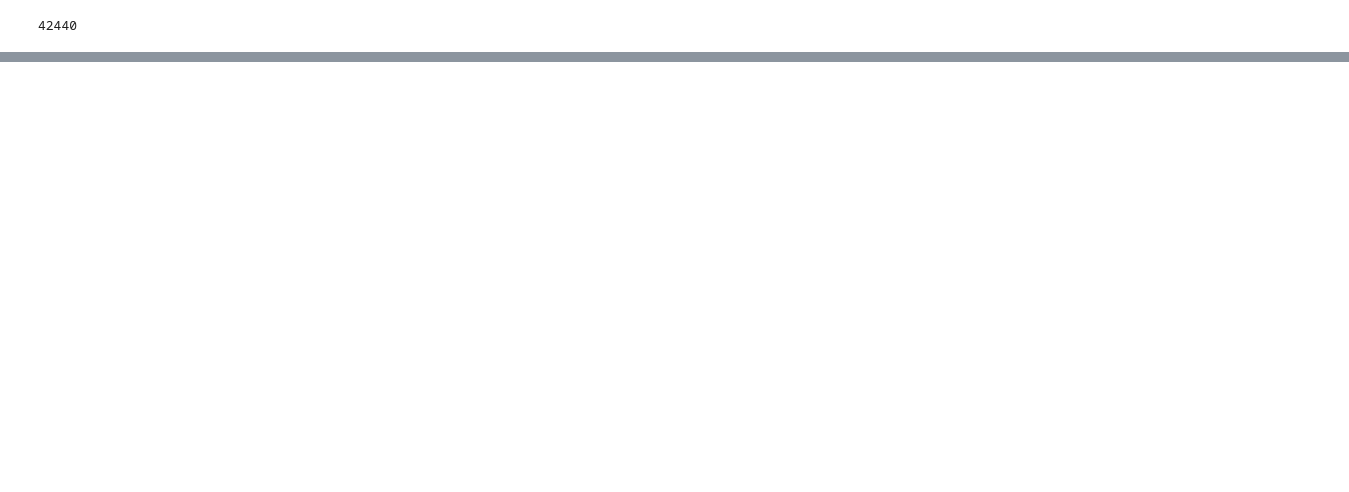
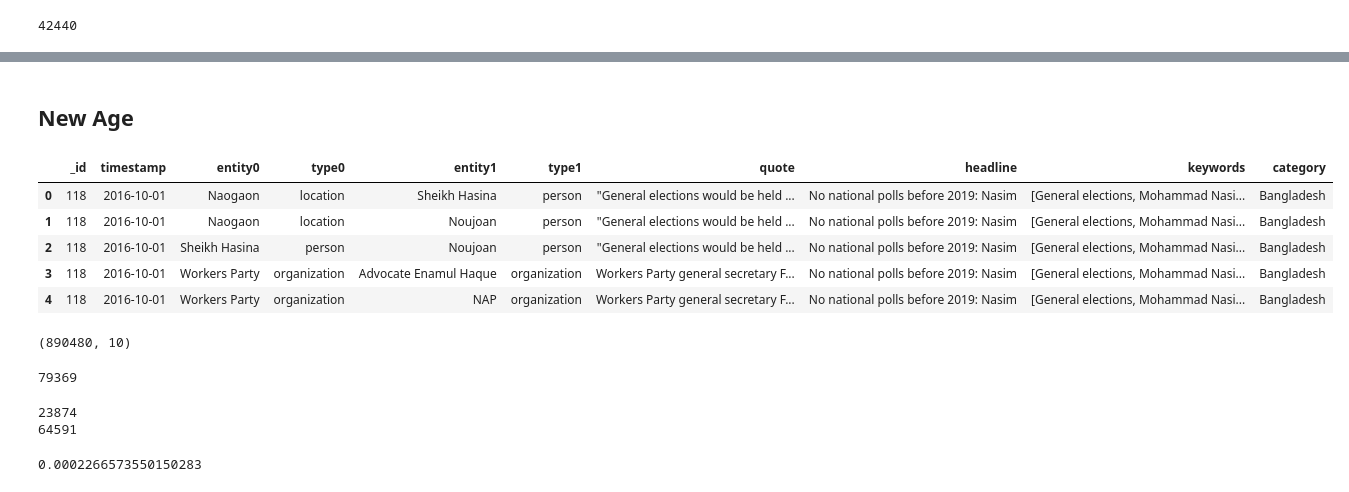
Before and after one commit to shoumikchow/Research, a Jupyter notebook: network-exploration.ipynb, the cells around one changed output, grey strips where cells are left out. Drawn from its saved outputs; the diff is of its cells as text; code cells hidden in the pictures; blank space fills up the shorter version.

Commit message:
found ML ready network for DS and NA

```diff
--- a/network-exploration.ipynb
+++ b/network-exploration.ipynb
@@ -273,3 +268,23 @@ ml.drop(ml.index[0:9], inplace=True)
 ml.reset_index(drop=True, inplace=True)
 # %%
 ml.drop(ml.index[-7:], inplace=True)
+# %% [markdown]
+## New Age
+# %%
+_df1 = pd.read_pickle('Data/Processed Data/Networks/NewAge-network-1.pkl')
+_df2 = pd.read_pickle('Data/Processed Data/Networks/NewAge-network-2.pkl')
+# %%
+df = pd.concat([_df1, _df2], ignore_index=True)
+# %%
+df.head()
+# %% [output]
+|  | _id | timestamp | entity0 | type0 | entity1 | type1 | quote | headline | keywords | category |
+| 0 | 118 | 2016-10-01 | Naogaon | location | Sheikh Hasina | person | "General elections would be held ... | No national polls before 2019: Nasim | [General elections, Mohammad Nasi... | Bangladesh |
+| 1 | 118 | 2016-10-01 | Naogaon | location | Noujoan | person | "General elections would be held ... | No national polls before 2019: Nasim | [General elections, Mohammad Nasi... | Bangladesh |
+| 2 | 118 | 2016-10-01 | Sheikh Hasina | person | Noujoan | person | "General elections would be held ... | No national polls before 2019: Nasim | [General elections, Mohammad Nasi... | Bangladesh |
+| 3 | 118 | 2016-10-01 | Workers Party | organization | Advocate Enamul Haque | organization | Workers Party general secretary F... | No national polls before 2019: Nasim | [General elections, Mohammad Nasi... | Bangladesh |
+| 4 | 118 | 2016-10-01 | Workers Party | organization | NAP | organization | Workers Party general secretary F... | No national polls before 2019: Nasim | [General elections, Mohammad Nasi... | Bangladesh |
+# %%
+df.shape
+# %% [output]
+(890480, 10)
@@ -275,0 +295,25 @@ ml.drop(ml.index[-7:], inplace=True)
+# %%
+network_type = 'person'
+exclusions = ['Rakhine', 'Test', 'Dhaka', 'Bangla', 'Bangladesh', 'Narayanganj', 'AL', 'Gulshan', 'Dhanmondi', 'Bogra', 'Rongpur', 'Barisal', 'Rangpur', 'Comilla', 'Chelsea', 'Rajshahi', 'Mymensingh', 'Sadar', 'Sylhet', 'Cox', 'Twitter', 'Barca', 'Kolkata', 'Teknaf', 'Ukhiya', 'Bandarban', 'Tripura', 'Abahani']
+count = 0
+for _, row in tqdm(df.iterrows(), total=df.shape[0]):
+
+    if row['type0'] in network_type and row['type1'] in network_type:
+        if row['entity0'] not in exclusions and row['entity1'] not in exclusions:
+            # print(row['entity0'], row['entity1'])
+            count += 1
+            G.add_edge(row['entity0'], row['entity1'])
+
+print(count)
+# %% [output]
+79369
+# %%
+print(len(G.nodes))
+print(len(G.edges))
+# %% [output]
+23874
+64591
+# %%
+nx.density(G)
+# %% [output]
+0.0002266573550150283
```
Also changed, not shown: parts of 58 cells of this notebook.
